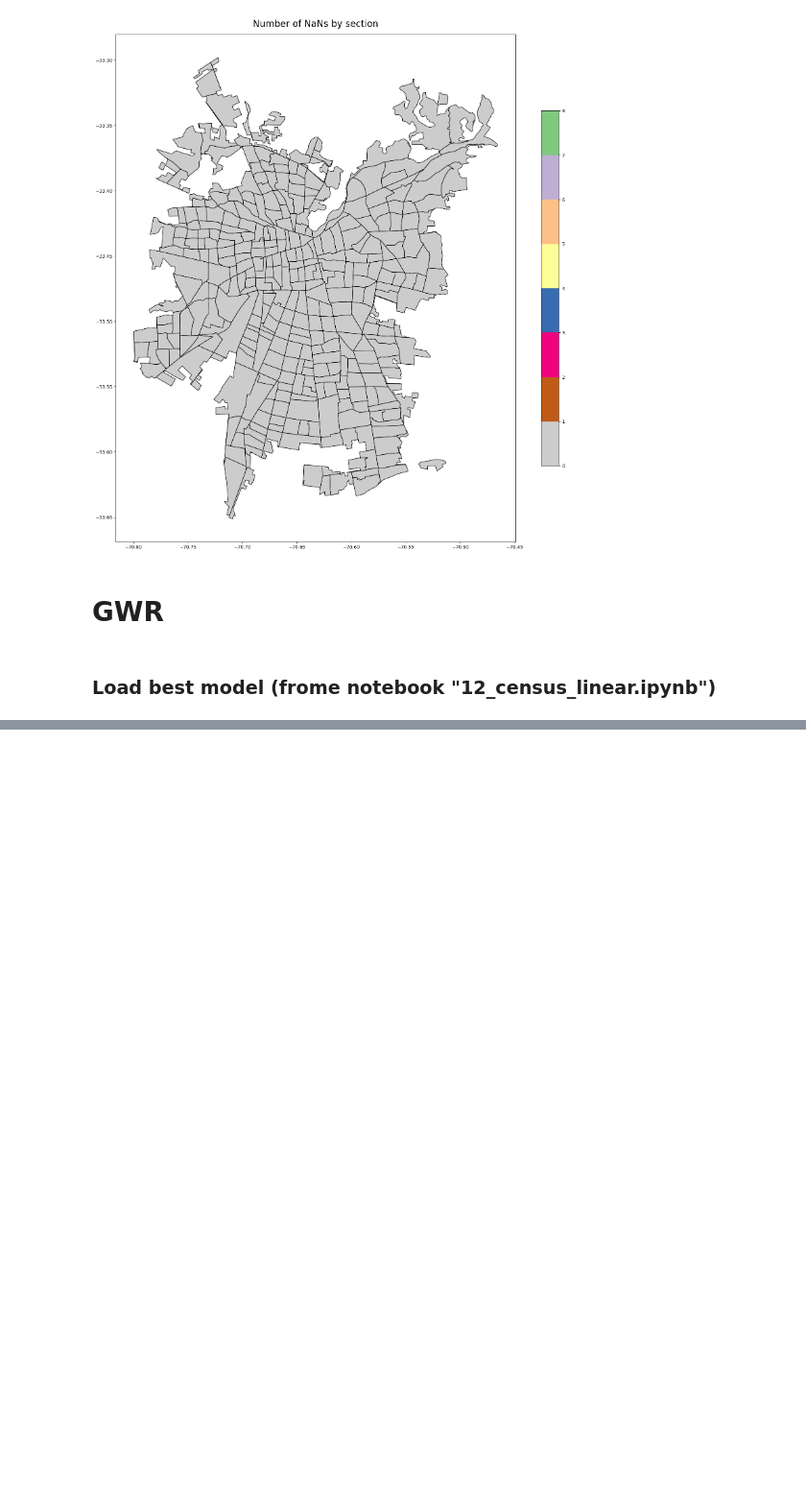
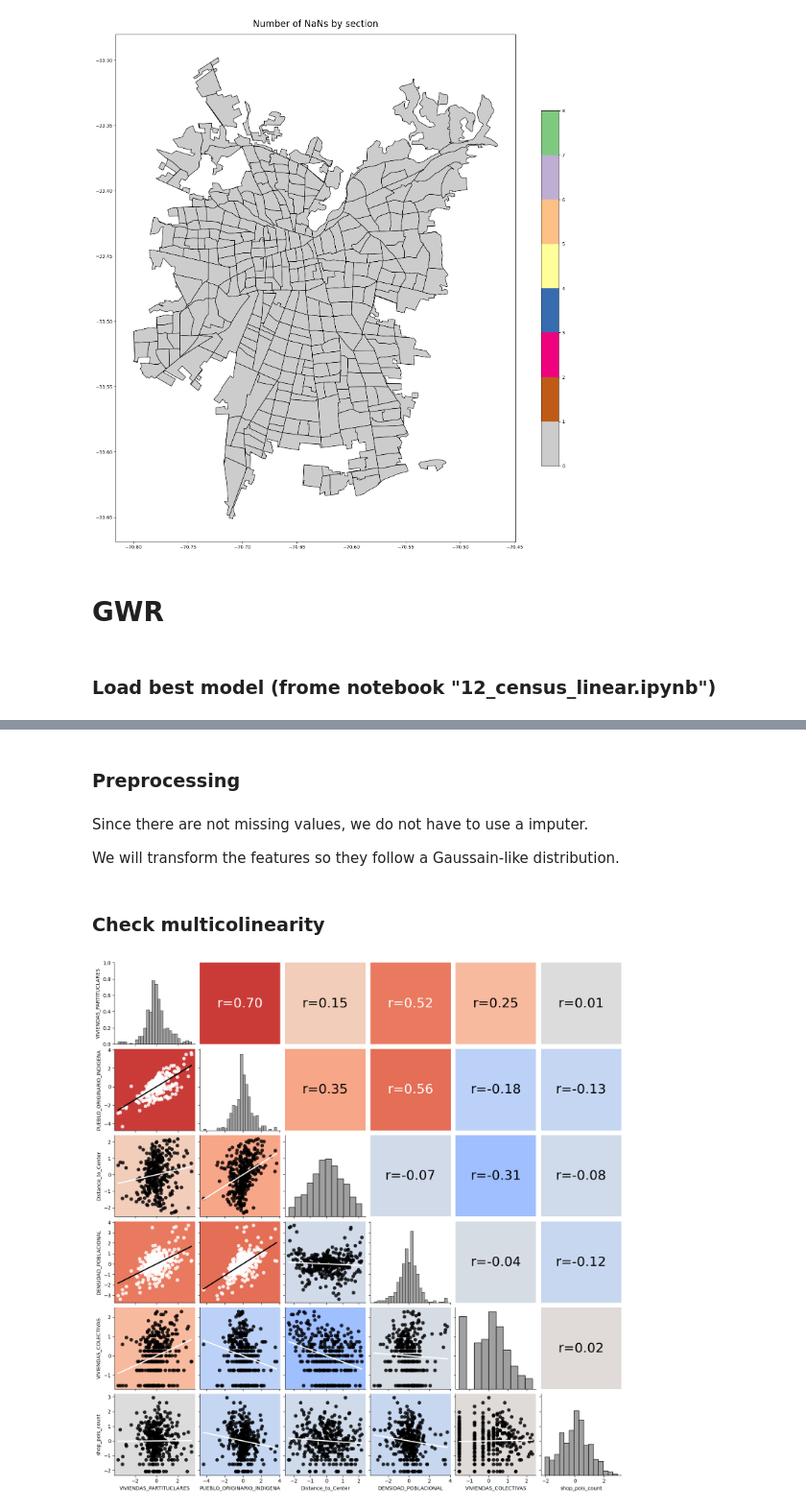
Before and after one commit to joaquincarreno/urbana-chile, a Jupyter notebook: notebooks/13_census_gwr.ipynb, the cells around one changed output, grey strips where cells are left out. Shown at 96% size. Cells and saved outputs as stored; diff of their text form; code cells hidden in the pictures; blank space fills up the shorter version.

```diff
--- a/notebooks/13_census_gwr.ipynb
+++ b/notebooks/13_census_gwr.ipynb
@@ -201,0 +227,3 @@ plt.show()
+# %%
+X_chosen = sect[best_model]
+y_chosen = np.array(sect[VARIABLE_TO_PREDICT]).reshape((-1, 1))
@@ -201,0 +240,73 @@ plt.show()
+# %% [markdown]
+### Preprocessing
+# %% [markdown]
+Since there are not missing values, we do not have to use a imputer.
+
+We will transform the features so they follow a Gaussain-like distribution.
+# %%
+X_transformed = X_chosen.copy()
+
+if pd.isnull(X_chosen).sum().sum() != 0:
+    knn_X = KNNImputer()
+    knn_X.fit(X_transformed)
+    X_transformed = knn_X.transform(X_transformed)
+
+pw_X = PowerTransformer()
+pw_X.fit(X_transformed)
+X_transformed = pw_X.transform(X_transformed)
+
+pw_y = PowerTransformer()
+pw_y.fit(y_chosen)
+y_transformed = pw_y.transform(y_chosen)
+# %% [markdown]
+### Check multicolinearity
+# %%
+def corrfunc(x, y, **kwds):
+    cmap = kwds["cmap"]
+    norm = kwds["norm"]
+    ax = plt.gca()
+    ax.tick_params(bottom=False, top=False, left=False, right=False)
+    sns.despine(ax=ax, bottom=True, top=True, left=True, right=True)
+    r, _ = pearsonr(x, y)
+    facecolor = cmap(norm(r))
+    ax.set_facecolor(facecolor)
+    lightness = (max(facecolor[:3]) + min(facecolor[:3])) / 2
+    ax.annotate(
+        f"r={r:.2f}",
+        xy=(0.5, 0.5),
+        xycoords=ax.transAxes,
+        color="white" if lightness < 0.7 else "black",
+        size=26,
+        ha="center",
+        va="center",
+    )
+
+
+def scattfunc(x, y, **kwds):
+    cmap = kwds["cmap"]
+    norm = kwds["norm"]
+    ax = plt.gca()
+    r, _ = pearsonr(x, y)
+    facecolor = cmap(norm(r))
+    lightness = (max(facecolor[:3]) + min(facecolor[:3])) / 2
+    myColor = "white" if lightness < 0.7 else "black"
+    lineColor = "black" if lightness < 0.7 else "white"
+    ax.set_facecolor(facecolor)
+    sns.regplot(x=x, y=y, ax=ax, color=myColor, line_kws={"color": lineColor}, ci=None)
+
+
+g = sns.PairGrid(pd.DataFrame(X_transformed, columns=X_chosen.columns))
+g.map_lower(
+    scattfunc, cmap=plt.get_cmap("coolwarm"), norm=plt.Normalize(vmin=-0.8, vmax=0.8)
+)
+g.map_diag(sns.histplot, color="gray", kde=False)
+g.map_upper(
+    corrfunc, cmap=plt.get_cmap("coolwarm"), norm=plt.Normalize(vmin=-0.8, vmax=0.8)
+)
+g.fig.subplots_adjust(wspace=0.06, hspace=0.06)  # equal spacing in both directions
+
+
+if SAVE_FIGS:
+    plt.savefig(DIR_GWR / "correlations.svg", format="svg")
+# %% [output]
+[figure, added]
```
Also changed, not shown: parts of 23 cells of this notebook, 10 other files.
